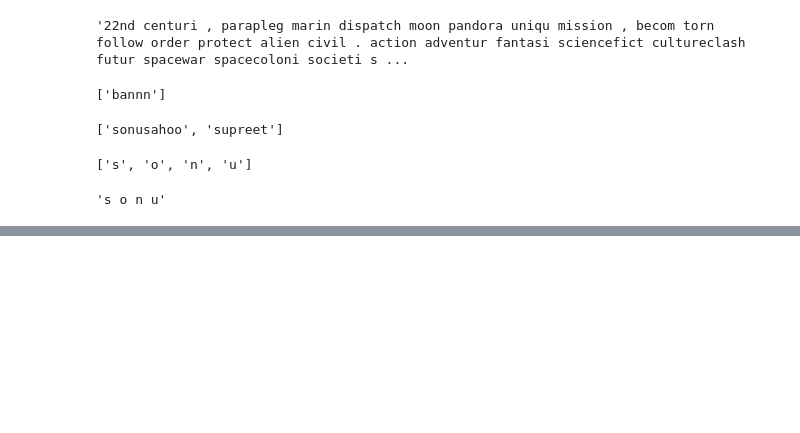
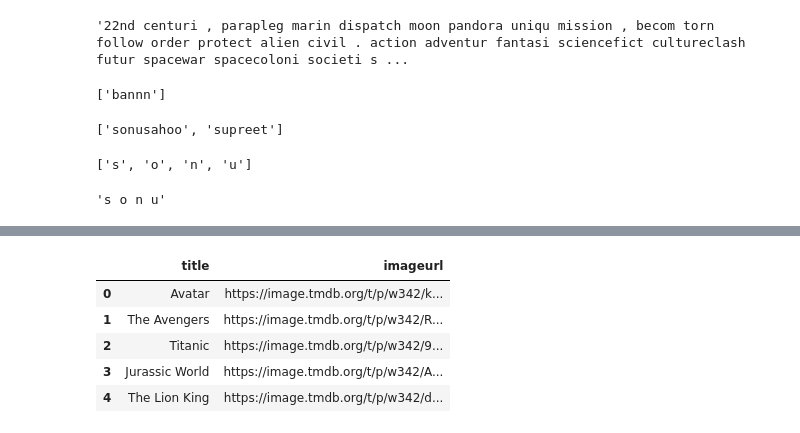
Before and after one commit to Loka189/moviementor, a Jupyter notebook: Rough.ipynb, the cells around one changed output, grey strips where cells are left out. Cells and saved outputs as stored; diff of their text form; code cells hidden in the pictures; blank space fills up the shorter version.

```diff
--- a/Rough.ipynb
+++ b/Rough.ipynb
@@ -403,0 +404,3 @@ x.tail()
+# %%
+mvd=pd.DataFrame({'title':['Avatar','The Avengers','Titanic','Jurassic World','The Lion King']})
+mvd
@@ -403,0 +417,24 @@ x.tail()
+# %%
+import requests as req
+def fetchImage(name):
+    url='https://api.themoviedb.org/3/search/movie?query='+name+'&api_key=32d52a38f77b039c8394a09b7e1b67d3'
+    response=req.get(url)
+    if response.status_code==200:
+        json=response.json()
+        results=json['results']
+        poster_path=results[0]['poster_path']
+        imageurl='https://image.tmdb.org/t/p/w342'+poster_path
+        return imageurl
+    else:
+        return "error"
+# %%
+mvd['imageurl']=mvd['title'].apply(fetchImage)
+# %%
+mvd
+# %% [output]
+|  | title | imageurl |
+| 0 | Avatar | https://image.tmdb.org/t/p/w342/k... |
+| 1 | The Avengers | https://image.tmdb.org/t/p/w342/R... |
+| 2 | Titanic | https://image.tmdb.org/t/p/w342/9... |
+| 3 | Jurassic World | https://image.tmdb.org/t/p/w342/A... |
+| 4 | The Lion King | https://image.tmdb.org/t/p/w342/d... |
```
Also changed, not shown: parts of 3 cells of this notebook, 7 other files.
